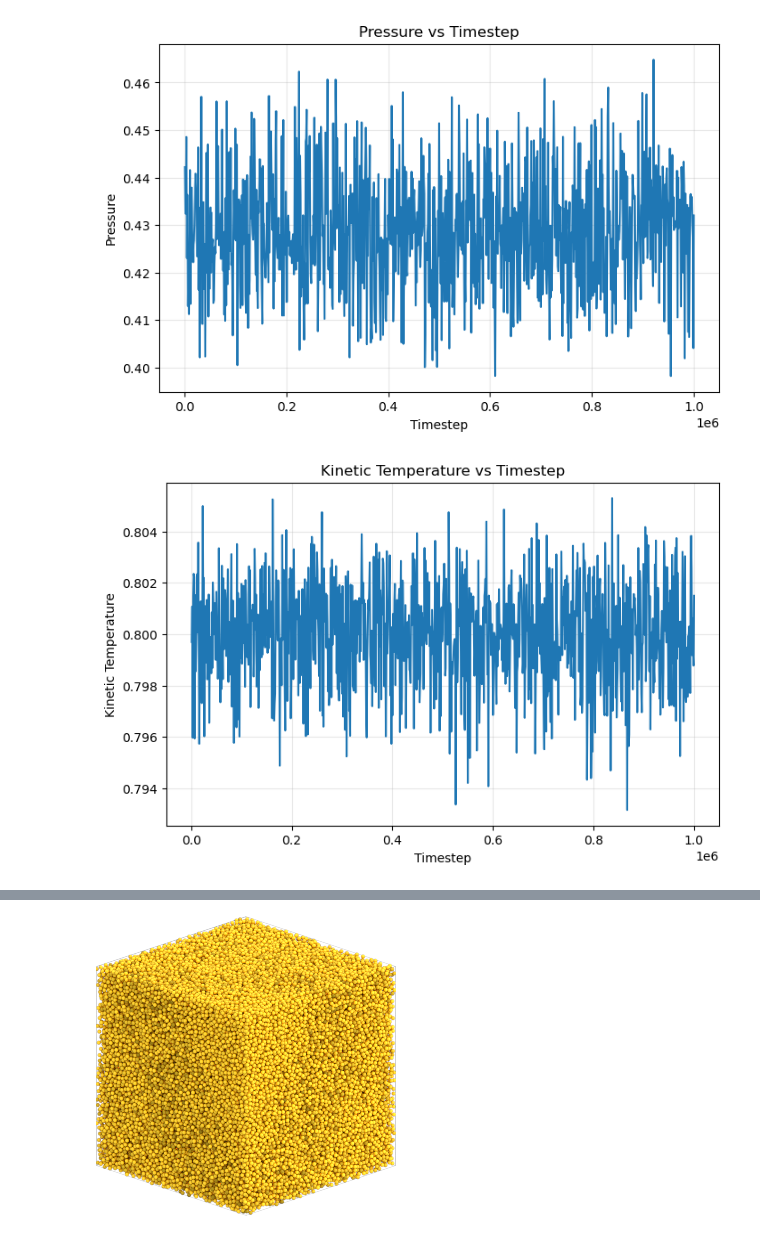
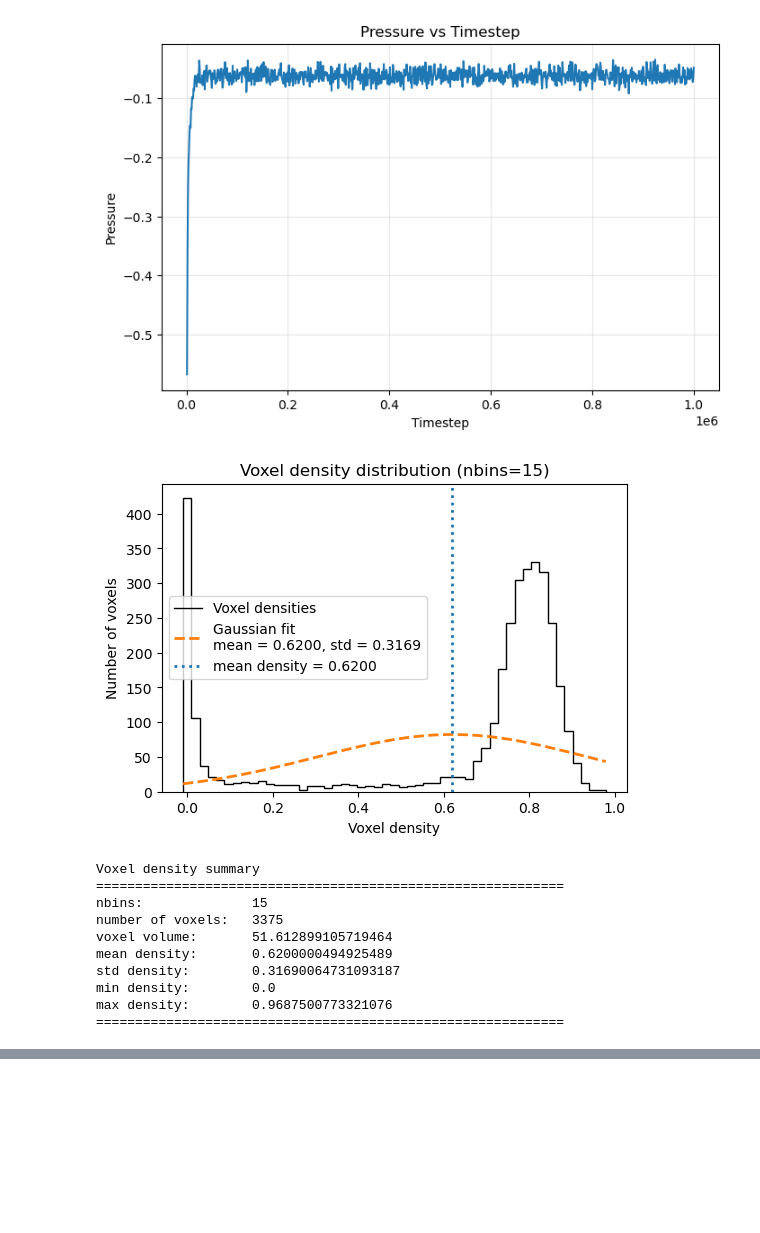
Before and after one commit to SBC-Collaboration/MDsims, a Jupyter notebook: Checker.ipynb, the cells around one changed output, grey strips where cells are left out. Saved outputs shown, nothing was run; the diff lists cells and outputs as text; code cells hidden in the pictures; blank space fills up the shorter version.

Commit message:
getting ready to check voxel models

```diff
--- a/Checker.ipynb
+++ b/Checker.ipynb
@@ -17,8 +17,8 @@ importlib.reload(classification)
 # Small test example. Increase n_fcc_cells/nsteps for production.
 result = sim.get_or_make_thermalized_state(
     n_fcc_cells=30,
-    target_rho=0.800,
-    kT=0.800,
+    target_rho=0.620,
+    kT=0.700,
     nsteps=1_000_000,
     phase_name="randomization",
     overwrite=False,
@@ -35,10 +35,8 @@ print("state_path:", state_path)
 # Plot logs
 log = runs.read_hdf5_log(log_path)
 viz.plot_log_quantity(log, "pressure")
-viz.plot_log_quantity(log, "kinetic_temperature")
-viz.plot_log_quantity(log, "potential_energy")
-viz.plot_log_quantity(log, "kinetic_energy")
 
-viz.render(result)
+viz.plot_voxel_histogram(result,nbins=15);
+#viz.render(result)
 # %% [output]
 Loaded existing thermalized state:
@@ -49,2 +47,12 @@ state_path: /exp/e961/data/MDsims-data/pnichols/Thermalized_States_v3/FCC/n_cell
-[figure, old version]
+[figure, new version]
-[figure, old version]
+[figure, new version]
+Voxel density summary
+============================================================
+nbins:              15
+number of voxels:   3375
+voxel volume:       51.612899105719464
+mean density:       0.6200000494925489
+std density:        0.31690064731093187
+min density:        0.0
+max density:        0.9687500773321076
+============================================================
@@ -53 +59,0 @@ state_path: /exp/e961/data/MDsims-data/pnichols/Thermalized_States_v3/FCC/n_cell
-[figure, removed]
```
Also changed, not shown: parts of 1 cell of this notebook, 1 other file.
